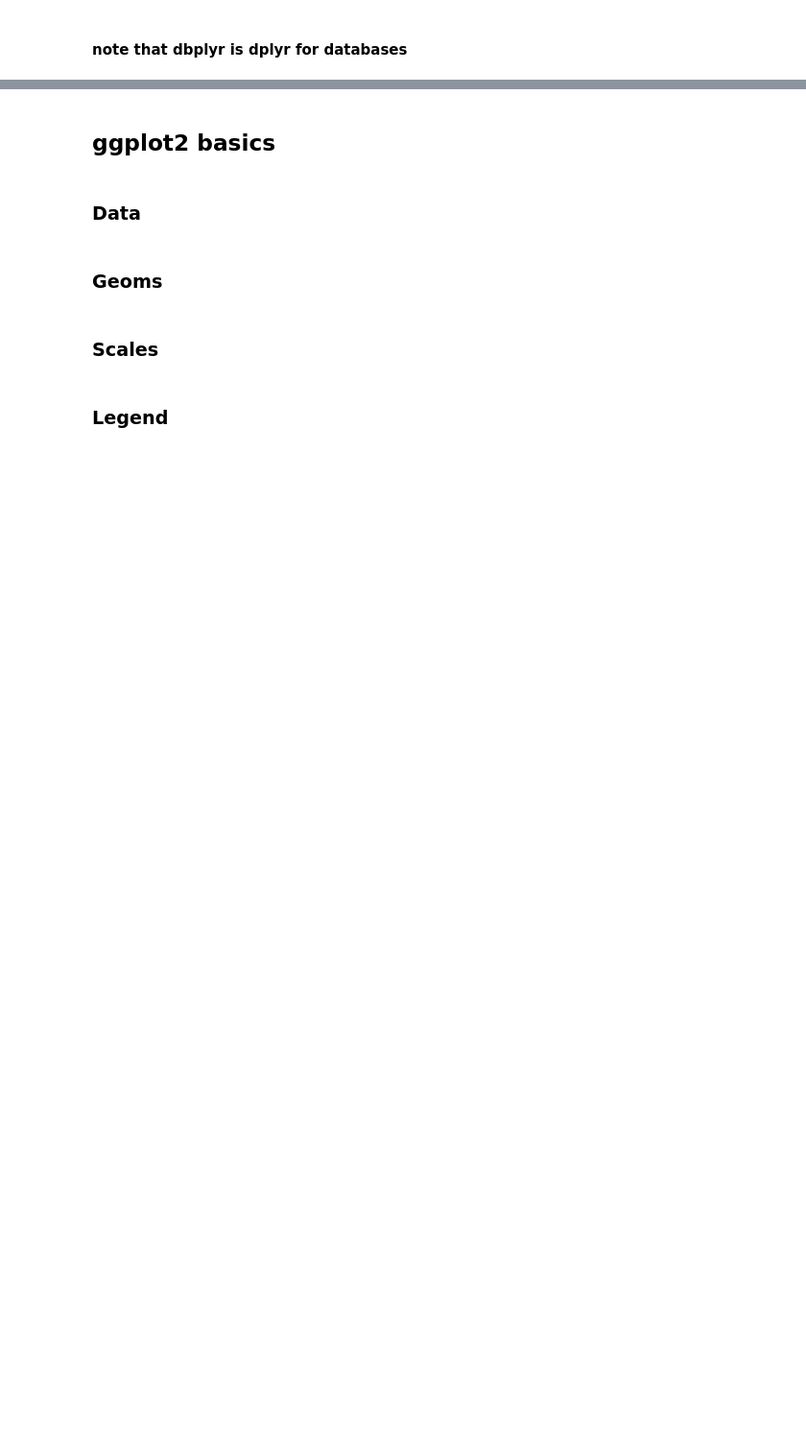
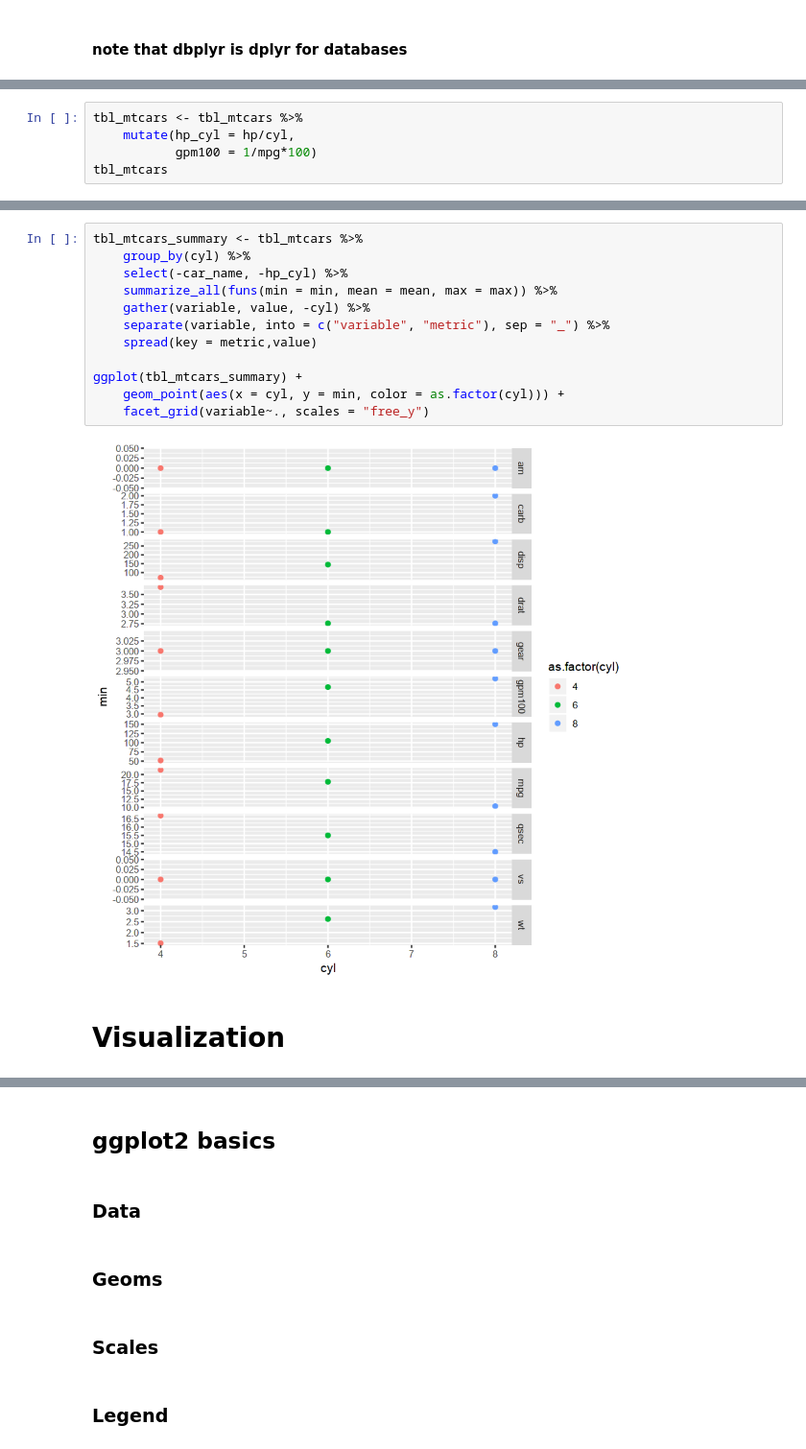
Before and after one commit to Nithador/R---Data-analysis-Introduction, a Jupyter notebook: R_data_analysis_introduction_course.ipynb, the cells around one changed output, grey strips where cells are left out. Shown at 96% size. Drawn from its saved outputs; the diff is of its cells as text; blank space fills up the shorter version.

```diff
--- a/R_data_analysis_introduction_course.ipynb
+++ b/R_data_analysis_introduction_course.ipynb
@@ -221,0 +656,5 @@ Mutate
+# %%
+tbl_mtcars <- tbl_mtcars %>%
+    mutate(hp_cyl = hp/cyl,
+           gpm100 = 1/mpg*100)
+tbl_mtcars
@@ -225,0 +873,16 @@ Aggregating, grouping, summarizing
+# %%
+tbl_mtcars_summary <- tbl_mtcars %>%
+    group_by(cyl) %>%
+    select(-car_name, -hp_cyl) %>%
+    summarize_all(funs(min = min, mean = mean, max = max)) %>%
+    gather(variable, value, -cyl) %>%
+    separate(variable, into = c("variable", "metric"), sep = "_") %>%
+    spread(key = metric,value)
+
+ggplot(tbl_mtcars_summary) +
+    geom_point(aes(x = cyl, y = min, color = as.factor(cyl))) +
+    facet_grid(variable~., scales = "free_y")
+# %% [output]
+[figure, added]
+# %% [markdown]
+# Visualization
```
Also changed, not shown: parts of 68 cells of this notebook, 1 other file.
